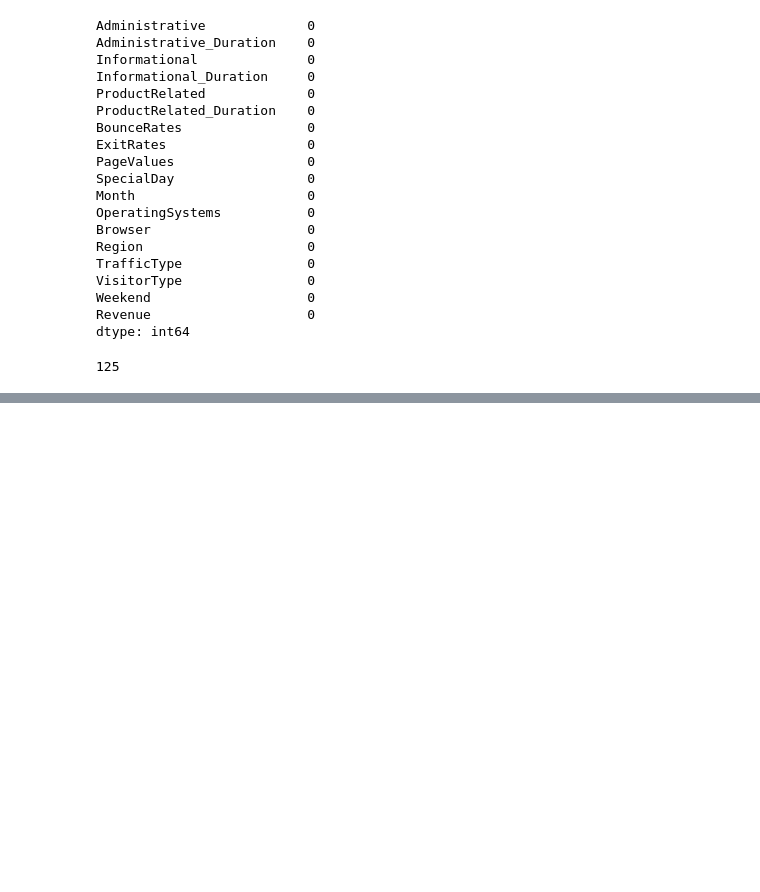
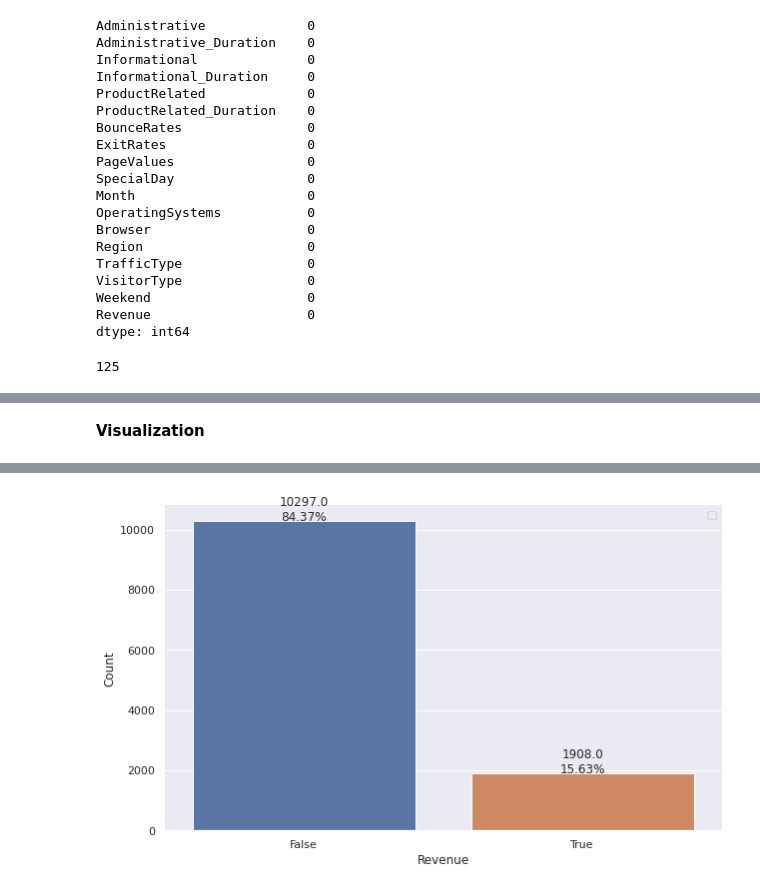
Before and after one commit to Jeremy-Alekai/Ecommerce-Item-Purchase-Prediction, a Jupyter notebook: Ecommerce_Item_Purchase_Prediction.ipynb, the cells around one changed output, grey strips where cells are left out. Saved outputs shown, nothing was run; the diff lists cells and outputs as text; code cells hidden in the pictures; blank space fills up the shorter version.

```diff
--- a/Ecommerce_Item_Purchase_Prediction.ipynb
+++ b/Ecommerce_Item_Purchase_Prediction.ipynb
@@ -52,4 +106,4 @@ df.duplicated().sum()
 # %% [output]
 125
 # %%
-df=df.
+df=df.drop_duplicates()
@@ -55,0 +127,6 @@ df=df.
+# %%
+# Address inconsistencies in categorical data
+df.loc[:, 'Month'] = df['Month'].str.capitalize() # capitalize the first letter of each month name
+
+# Address inconsistencies in 'Month' column
+df.loc[:, 'Month'] = df['Month'].replace({'June':'Jun'})
@@ -55,0 +180,2 @@ df=df.
+# %% [markdown]
+**Visualization**
@@ -55,0 +186,37 @@ df=df.
+# %%
+# # the for loop iterates through each bar in the countplot and retrieves the height of the bar using p.get_height().
+# #  The annotate function is used to add text labels above each bar using the x and y coordinates.
+# # The '{:.0f}'.format() function is used to format the count values as integers without any decimal places.
+#  round() function to round off
+
+
+def plot_categorical_data(df, col, hue=None, figsize=(10,6)):
+
+    fig, ax = plt.subplots(figsize=figsize)
+
+    sns.countplot(x=col, hue=hue, data=df, ax=ax)
+
+    # Annotate bars with count values
+    for p in ax.patches:
+        count = p.get_height()
+        x = p.get_x() + p.get_width() / 2
+        y = p.get_y() + count
+        ax.annotate(f'{count}\n{count/len(df)*100:.2f}%', (x, y), ha='center', fontsize=12)
+
+    # Show percentage share
+    if hue:
+        share = df.groupby(col)[hue].value_counts(normalize=True).mul(100).round(2)
+    else:
+        share = df[col].value_counts(normalize=True).mul(100).round(2)
+
+    # Set plot aesthetics
+    sns.despine(left=True)
+    ax.set_xlabel(col.capitalize())
+    ax.set_ylabel('Count')
+    ax.legend(title=hue)
+    plt.show()
+# %%
+# The chart provides a quick visualization of the distribution of the "Revenue" column in the dataset.
+#
+plot_categorical_data(df, 'Revenue', hue=None)
+# %% [output]
@@ -55,0 +224 @@ df=df.
+[figure, added]
```
Also changed, not shown: parts of 43 cells of this notebook.
